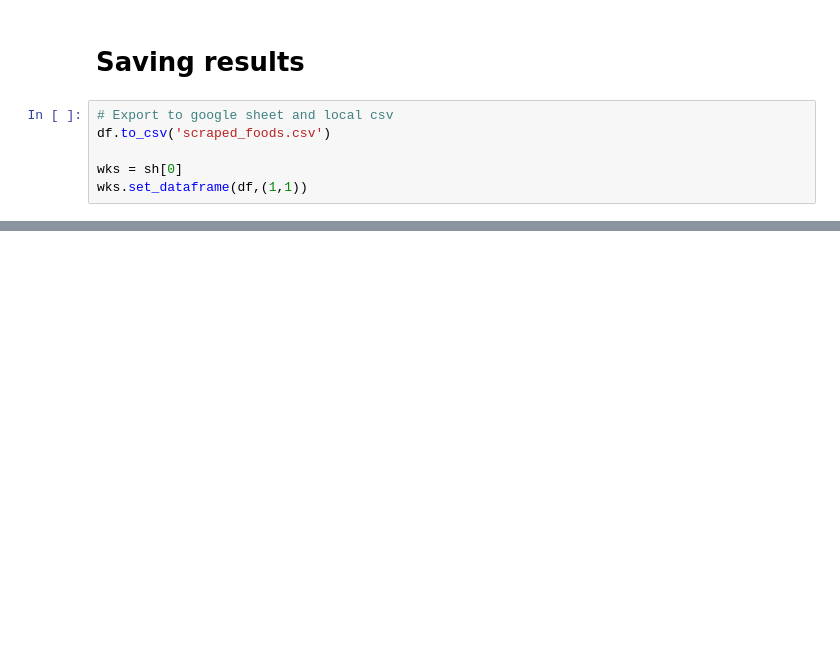
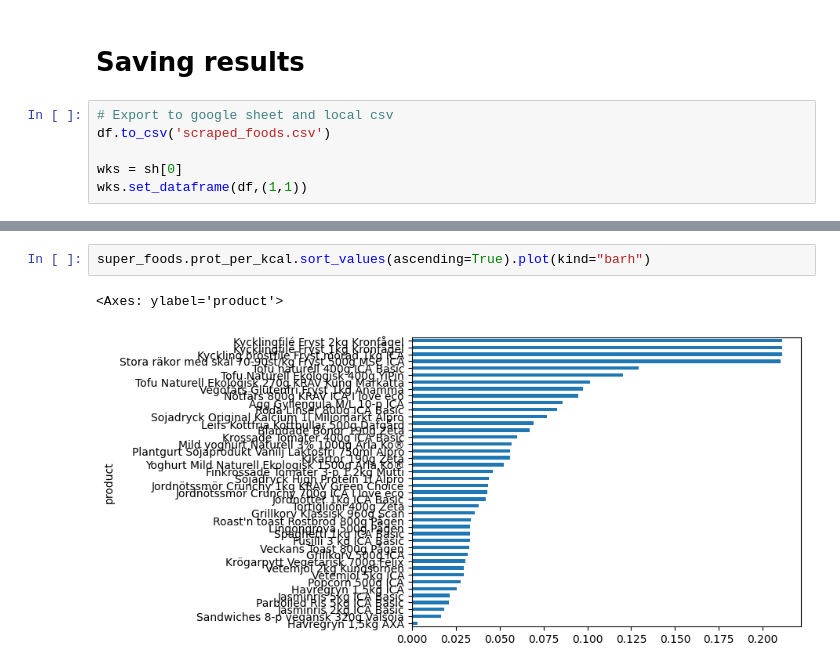
Before and after one commit to KasperLindm/BudgetSuperfood, a Jupyter notebook: FoodWebscraper.ipynb, the cells around one changed output, grey strips where cells are left out. Cells and saved outputs as stored; diff of their text form; blank space fills up the shorter version.

```diff
--- a/FoodWebscraper.ipynb
+++ b/FoodWebscraper.ipynb
@@ -83,0 +166,5 @@ wks.set_dataframe(df,(1,1))
+# %%
+super_foods.prot_per_kcal.sort_values(ascending=True).plot(kind="barh")
+# %% [output]
+<Axes: ylabel='product'>
+[figure, added]
```
Also changed, not shown: parts of 16 cells of this notebook, 1 other file.
